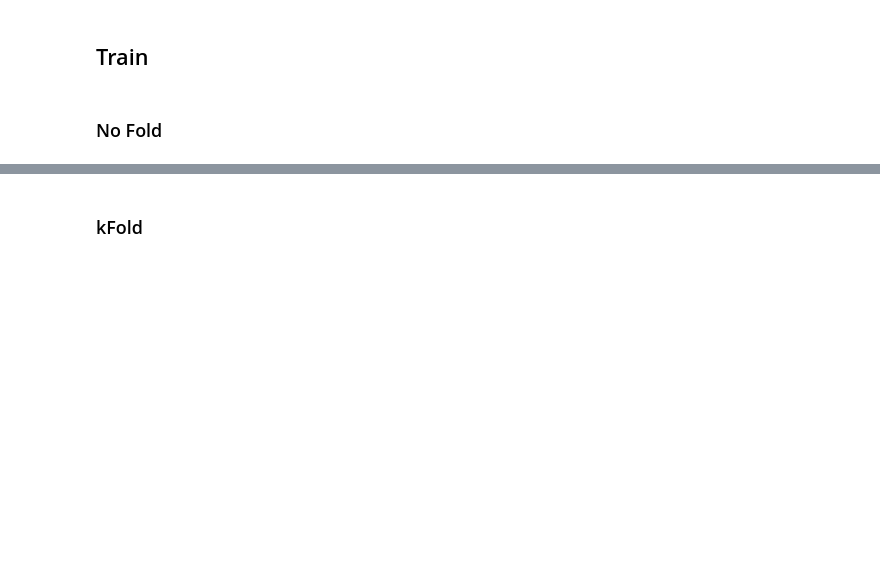
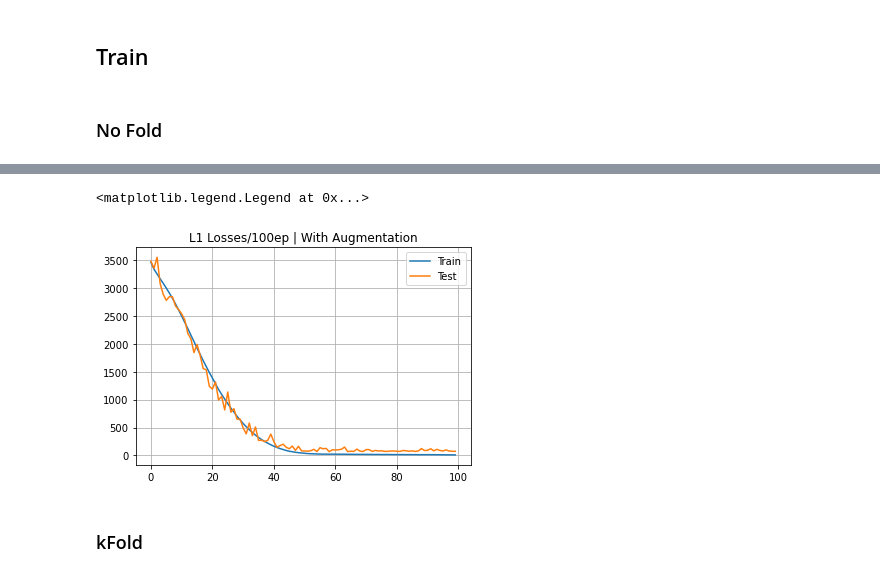
Before and after one commit to 1pha/brain-age-prediction, a Jupyter notebook: main.ipynb, the cells around one changed output, grey strips where cells are left out. Drawn from its saved outputs; the diff is of its cells as text; code cells hidden in the pictures; blank space fills up the shorter version.

```diff
--- a/main.ipynb
+++ b/main.ipynb
@@ -236,3 +242,11 @@ Saving ...
+# %%
+plt.title(f"L1 Losses/100ep | With Augmentation")
+plt.plot(list(trn_dp.loss), label='Train')
+plt.plot(list(tst_dp.loss), label='Test')
+plt.grid(); plt.legend()
+# %% [output]
+<matplotlib.legend.Legend at 0x...>
+[figure, added]
 # %% [markdown]
 ### kFold
 # %%
```
Also changed, not shown: parts of 8 cells of this notebook, 4 other files.
